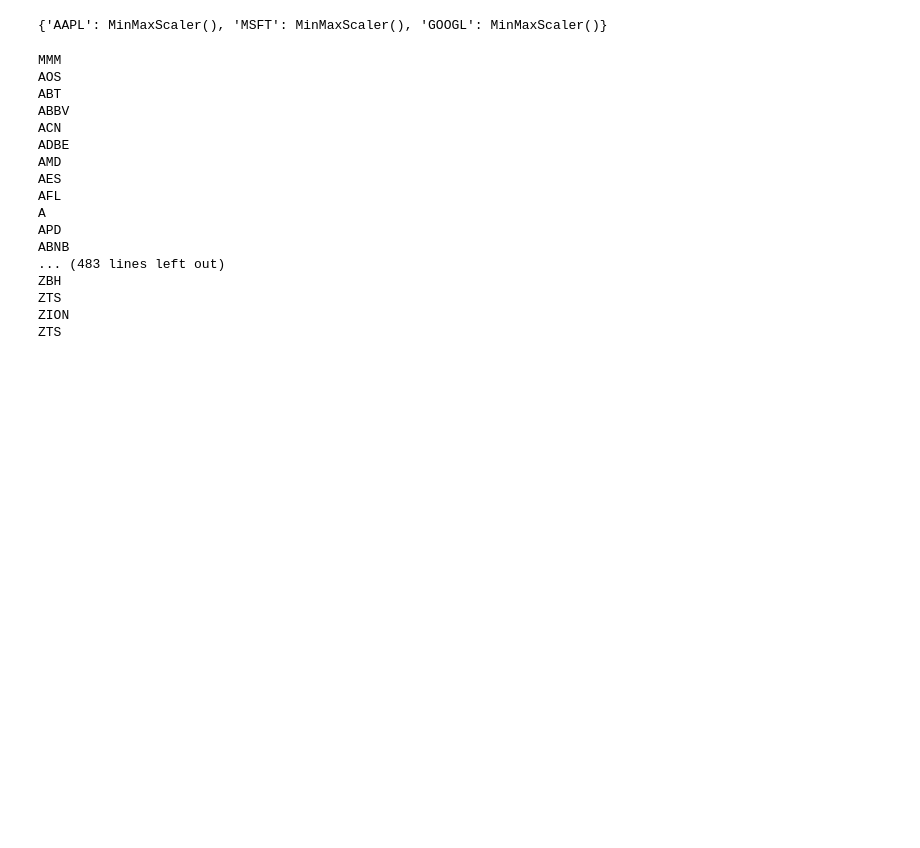
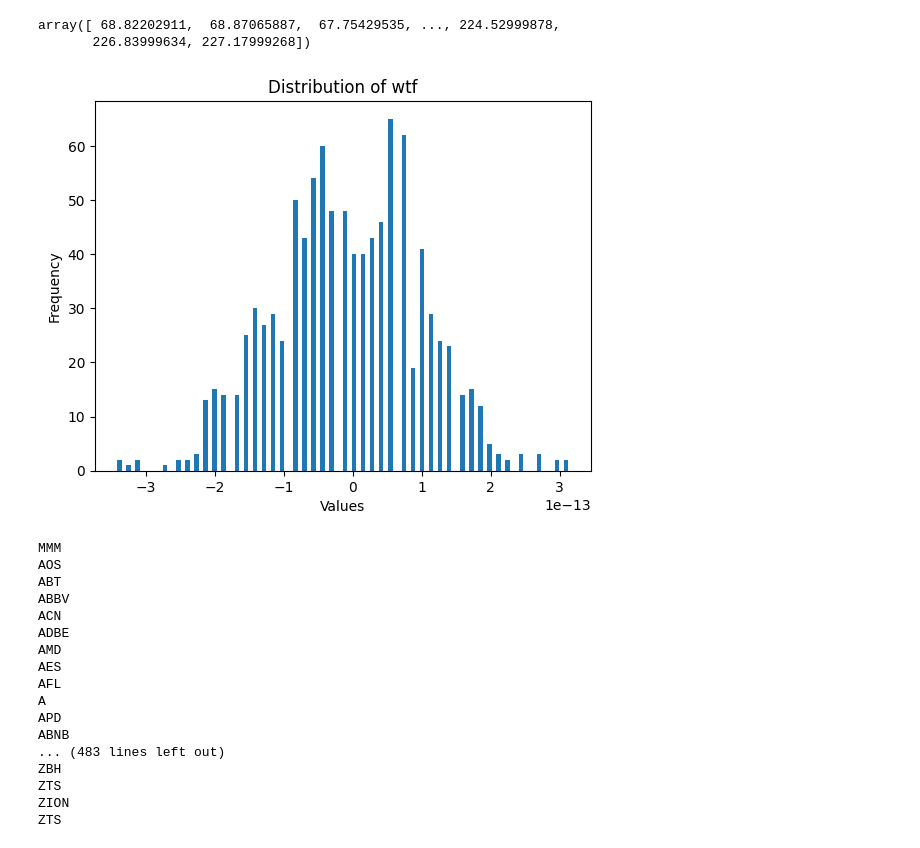
Before and after one commit to MaligarosNotes/Stock-Predict-Summer-24--Attempts, a Jupyter notebook: 8th/8th.ipynb, the cells around one changed output. Drawn from its saved outputs; the diff is of its cells as text; code cells hidden in the pictures; blank space fills up the shorter version.

```diff
--- a/8th/8th.ipynb
+++ b/8th/8th.ipynb
@@ -30,34 +32,56 @@ class DataPrep():
     def __init__(self,ticker,daysago,split):
         self.ticker = ticker.upper()
         self.daysago = daysago
-        self.split = split
 
 
         df = yf.Ticker(ticker.upper()).history(period='max')
-        if df.shape[1] == 7:
-            df = df.drop(columns=['Dividends','Stock Splits'])
-        df = df.drop(columns=['Open','High','Low','Volume'])
-
+        df = df[['Close']]
         for i in range(daysago,-2,-1):
-            df['{}daysago'.format(i)] = df['Close'].shift(i)
-            df = df.copy()
+            df[f'{i}daysago'] = df['Close'].shift(i)
         df = df.drop(columns=['Close'])
-        self.df = df.dropna()
-
+        df = df.dropna()
+        self.df = df
 
         #scales the data, splits into train and test
-        self.sc = MinMaxScaler(feature_range=(0,1))
-        self.split = int(len(df)*split)
-        self.X_train = self.sc.fit_transform(self.df)[:,:self.daysago+1][:self.split]
-        self.X_test = self.sc.fit_transform(self.df)[:,:self.daysago+1][self.split:]
-        self.Y_train = self.sc.fit_transform(self.df)[:,-1][:self.split]
-        self.Y_test = self.sc.fit_transform(self.df)[:,-1][self.split:]
+        self.sc = MinMaxScaler()
+        self.split = int(len(self.df)*split)
+        self.fitted = self.sc.fit_transform(self.df)
+    def X_train(self):
+        return self.fitted[:,:self.daysago+1][:self.split]
+    def X_test(self):
+        return self.fitted[:,:self.daysago+1][self.split:]
+    def Y_train(self):
+        return self.fitted[:,-1][:self.split]
+    def Y_test(self):
+        return self.fitted[:,-1][self.split:]
 
-e = DataPrep('aapl',100,0.9)
-f = e.boxSC(['aapl','msft','googl'])
-f
+data = DataPrep('aapl',100,0.9)
+#basically inverses Y_test
+e = data.sc.inverse_transform(data.fitted)
+q = e[:,-1][data.split:]
+q=np.array(data.df['-1daysago'])[data.split:]
+q
+
+#basically inverses Y_pred
+# X = np.append(data.X_train(),data.X_test(),axis=0)
+# Y = np.append(data.Y_train(),data.Y_test(),axis=0)
+# fiitted = np.append(X,Y.reshape(-1,1),axis=1)
+# f = data.sc.inverse_transform(fiitted)
+# w = f - np.array(data.df)
+# w.sum()
 # %% [output]
-{'AAPL': MinMaxScaler(), 'MSFT': MinMaxScaler(), 'GOOGL': MinMaxScaler()}
+array([ 68.82202911,  68.87065887,  67.75429535, ..., 224.52999878,
+       226.83999634, 227.17999268])
+# %%
+import matplotlib.pyplot as plt
+
+plt.hist(wtf, bins=100)
+plt.xlabel('Values')
+plt.ylabel('Frequency')
+plt.title('Distribution of wtf')
+plt.show()
+# %% [output]
+[figure, added]
 # %%
 def MultiDataPrep(listOfTickers,daysago,split):
     X_train = []
```
Also changed, not shown: parts of 2 cells of this notebook.
